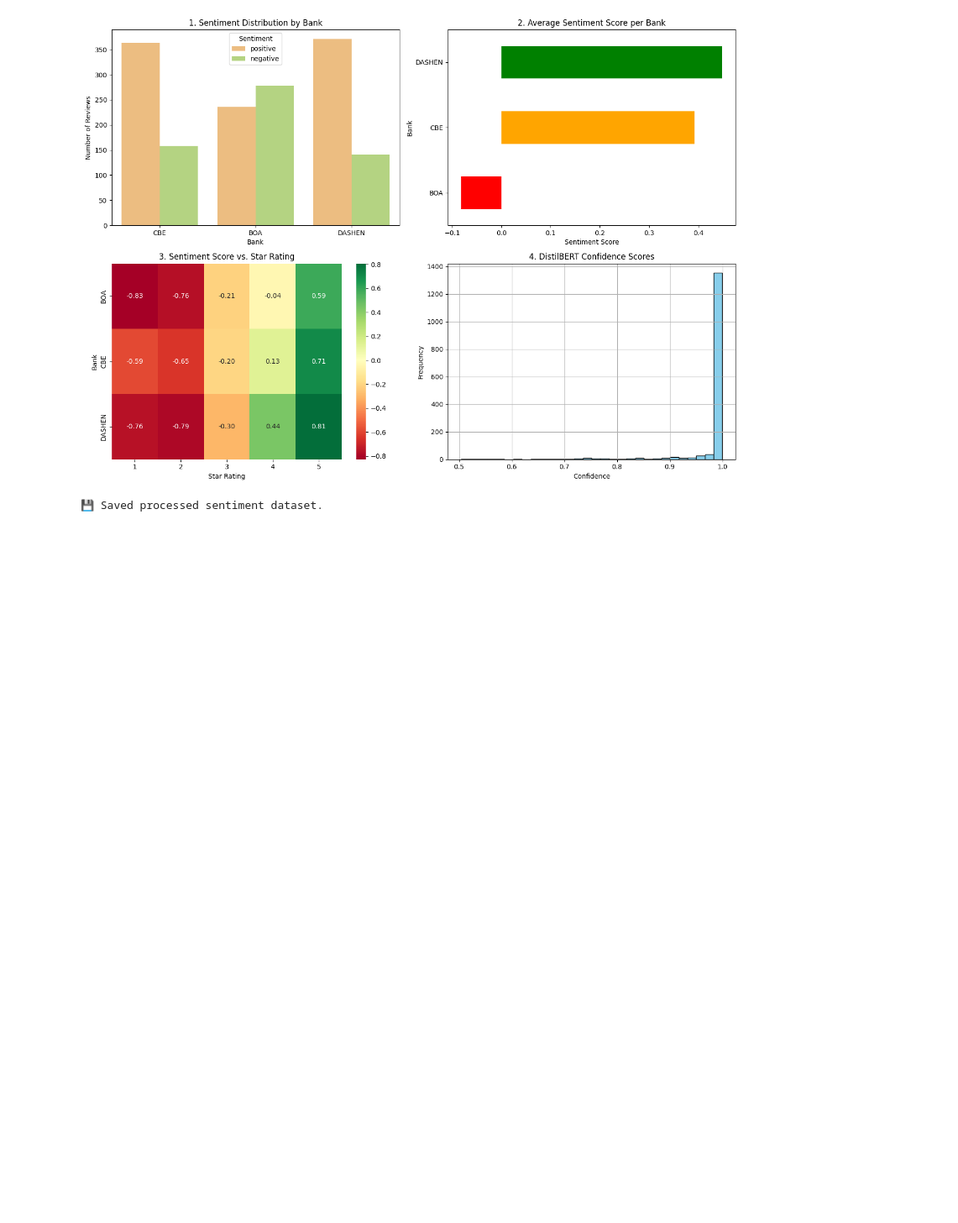
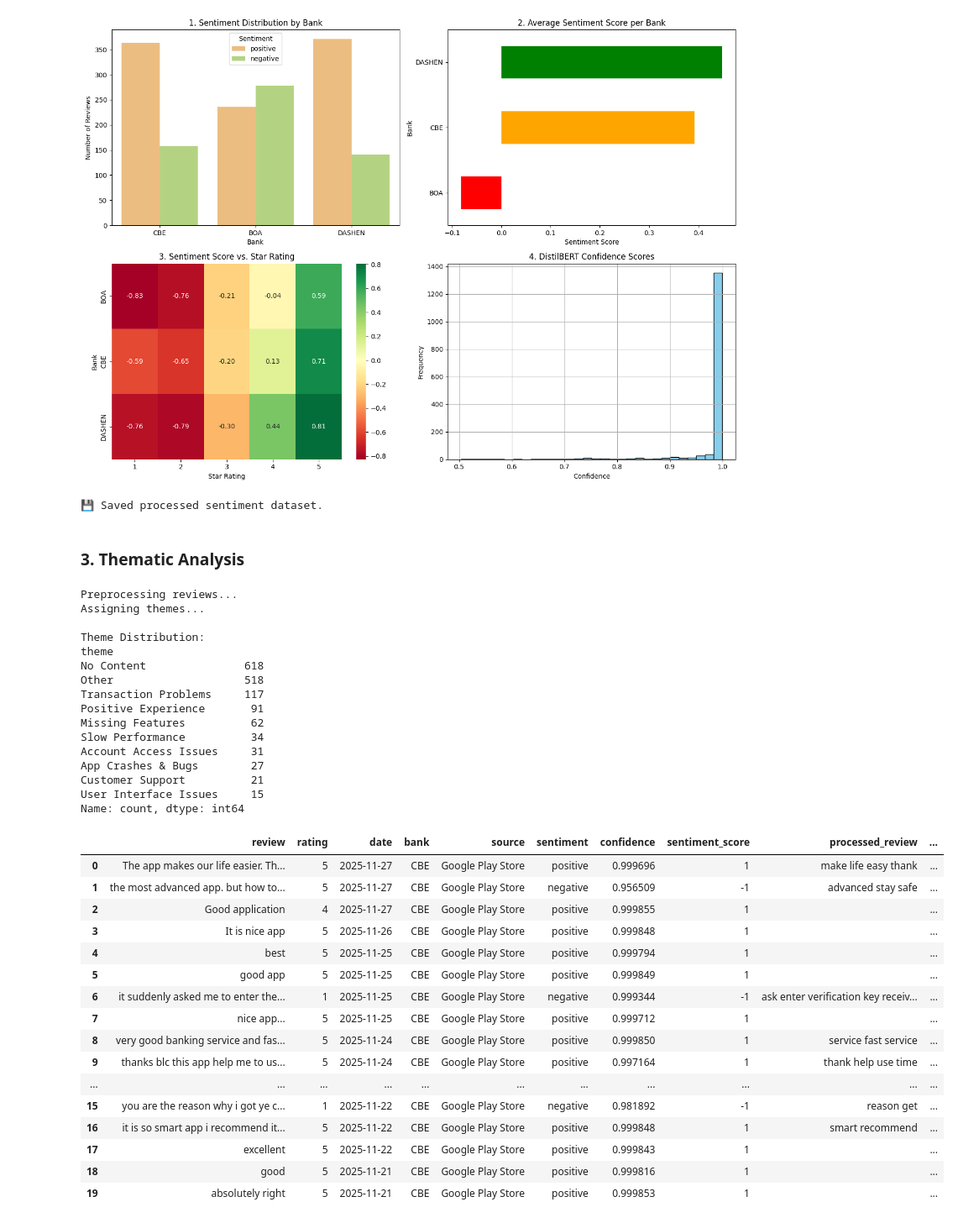
Before and after one commit to nathanaeldereje/fintech-app-cx-analytics, a Jupyter notebook: notebooks/02_sentiment_and_themes.ipynb, the cells around one changed output. Shown at 84% size. Saved outputs shown, nothing was run; the diff lists cells and outputs as text; code cells hidden in the pictures; blank space fills up the shorter version.

```diff
--- a/notebooks/02_sentiment_and_themes.ipynb
+++ b/notebooks/02_sentiment_and_themes.ipynb
@@ -93,3 +94,43 @@ df.to_csv("../data/processed/reviews_with_sentiment_bert.csv", index=False)
 print("💾 Saved processed sentiment dataset.")
 # %% [output]
 💾 Saved processed sentiment dataset.
+# %% [markdown]
+### 3. Thematic Analysis
+# %%
+# Preprocess + assign themes
+df = apply_full_thematic_analysis(df)
+df.head(20)
+# %% [output]
+Preprocessing reviews...
+Assigning themes...
+
+Theme Distribution:
+theme
+No Content               618
+Other                    518
+Transaction Problems     117
+Positive Experience       91
+Missing Features          62
+Slow Performance          34
+Account Access Issues     31
+App Crashes & Bugs        27
+Customer Support          21
+User Interface Issues     15
+Name: count, dtype: int64
+|  | review | rating | date | bank | source | sentiment | confidence | sentiment_score | processed_review | ... |
+| 0 | The app makes our life easier. Th... | 5 | 2025-11-27 | CBE | Google Play Store | positive | 0.999696 | 1 | make life easy thank | ... |
+| 1 | the most advanced app. but how to... | 5 | 2025-11-27 | CBE | Google Play Store | negative | 0.956509 | -1 | advanced stay safe | ... |
+| 2 | Good application | 4 | 2025-11-27 | CBE | Google Play Store | positive | 0.999855 | 1 |  | ... |
+| 3 | It is nice app | 5 | 2025-11-26 | CBE | Google Play Store | positive | 0.999848 | 1 |  | ... |
+| 4 | best | 5 | 2025-11-25 | CBE | Google Play Store | positive | 0.999794 | 1 |  | ... |
+| 5 | good app | 5 | 2025-11-25 | CBE | Google Play Store | positive | 0.999849 | 1 |  | ... |
+| 6 | it suddenly asked me to enter the... | 1 | 2025-11-25 | CBE | Google Play Store | negative | 0.999344 | -1 | ask enter verification key receiv... | ... |
+| 7 | nice app... | 5 | 2025-11-25 | CBE | Google Play Store | positive | 0.999712 | 1 |  | ... |
+| 8 | very good banking service and fas... | 5 | 2025-11-24 | CBE | Google Play Store | positive | 0.999850 | 1 | service fast service | ... |
+| 9 | thanks blc this app help me to us... | 5 | 2025-11-24 | CBE | Google Play Store | positive | 0.997164 | 1 | thank help use time | ... |
+| ... | ... | ... | ... | ... | ... | ... | ... | ... | ... | ... |
+| 15 | you are the reason why i got ye c... | 1 | 2025-11-22 | CBE | Google Play Store | negative | 0.981892 | -1 | reason get | ... |
+| 16 | it is so smart app i recommend it... | 5 | 2025-11-22 | CBE | Google Play Store | positive | 0.999848 | 1 | smart recommend | ... |
+| 17 | excellent | 5 | 2025-11-22 | CBE | Google Play Store | positive | 0.999843 | 1 |  | ... |
+| 18 | good | 5 | 2025-11-21 | CBE | Google Play Store | positive | 0.999816 | 1 |  | ... |
+| 19 | absolutely right | 5 | 2025-11-21 | CBE | Google Play Store | positive | 0.999853 | 1 |  | ... |
```
Also changed, not shown: parts of 6 cells of this notebook, 4 other files.
